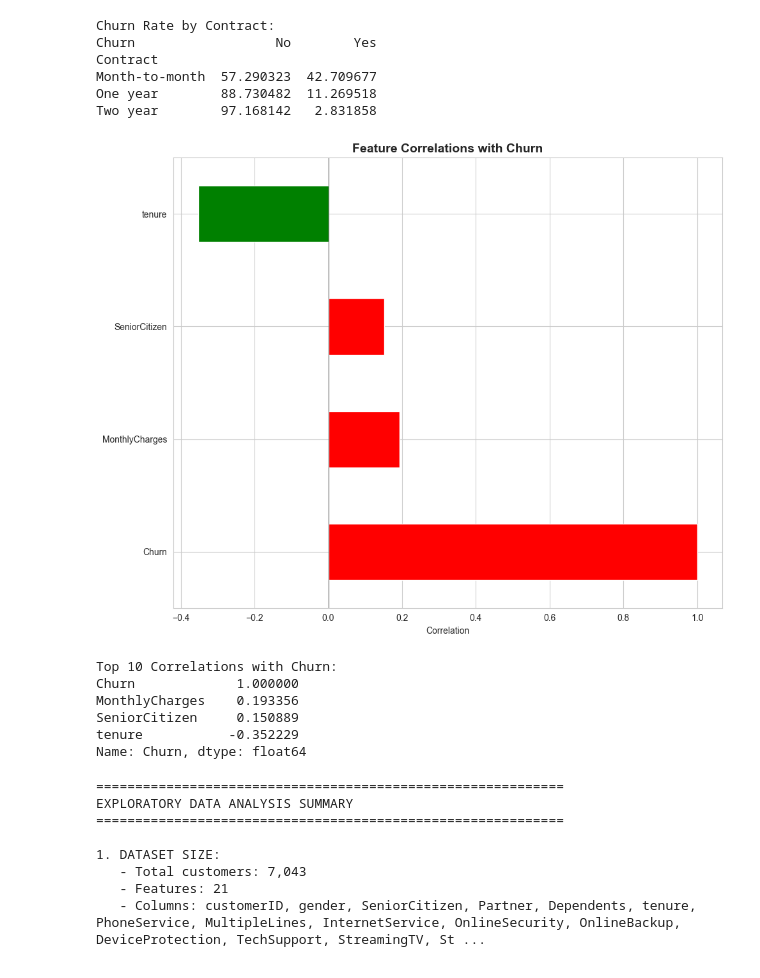
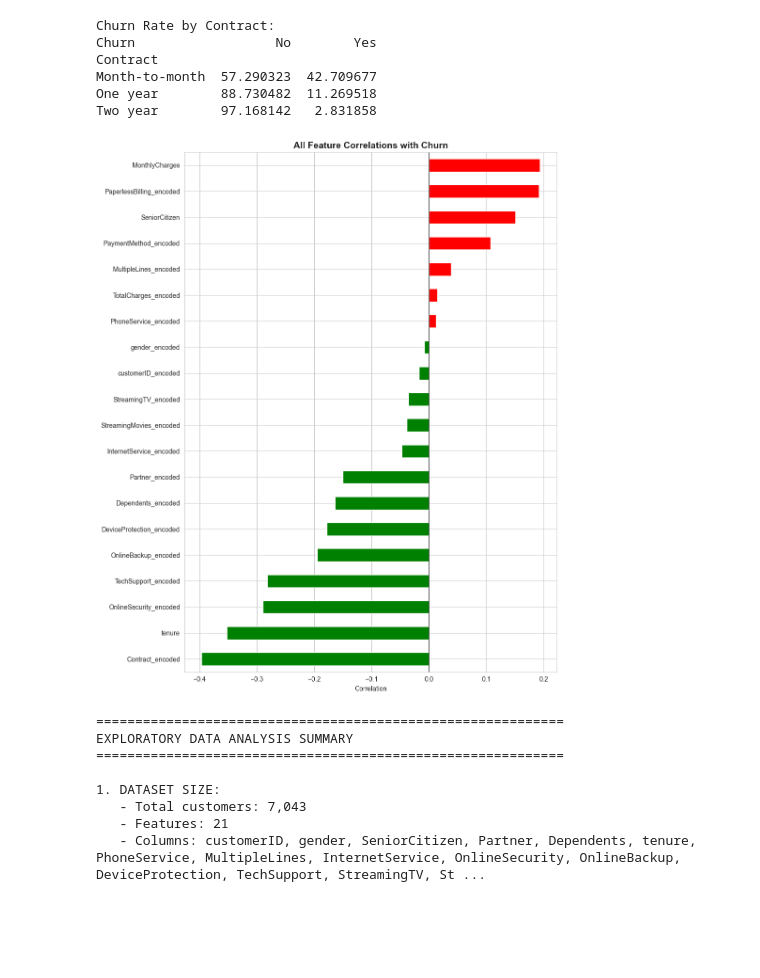
Before and after one commit to BhumikaB1/churn-prediction-pipeline, a Jupyter notebook: notebooks/01_exploratory_analysis.ipynb, the cells around one changed output. Cells and saved outputs as stored; diff of their text form; code cells hidden in the pictures; blank space fills up the shorter version.

Commit message:
full correlation

```diff
--- a/notebooks/01_exploratory_analysis.ipynb
+++ b/notebooks/01_exploratory_analysis.ipynb
@@ -230,35 +230,35 @@ Two year        97.168142   2.831858
 # %%
 # Find numeric columns
 numeric_df = df.select_dtypes(include=[np.number]).copy()
 
 # Convert Churn to numeric (Yes=1, No=0)
 numeric_df['Churn'] = (df['Churn'] == 'Yes').astype(int)
 
-# Calculate correlations
-correlation = numeric_df.corr()
+# Full correlation after encoding
+import pandas as pd
+import matplotlib.pyplot as plt
+import seaborn as sns
 
-# Plot only correlations with Churn
-churn_corr = correlation['Churn'].sort_values(ascending=False)
+X = pd.read_csv('../data/processed/X_features.csv')
+y = pd.read_csv('../data/processed/y_target.csv')
+# Combine
+df_full = X.copy()
+df_full['Churn'] = y.values
 
-plt.figure(figsize=(10, 8))
-churn_corr.plot(kind='barh', color=['red' if x > 0 else 'green' for x in churn_corr.values])
-plt.title('Feature Correlations with Churn', fontsize=14, fontweight='bold')
+# Correlation with Churn only (cleaner)
+corr_with_churn = df_full.corr()['Churn'].drop('Churn').sort_values()
+
+plt.figure(figsize=(10, 12))
+colors = ['red' if x > 0 else 'green' for x in corr_with_churn.values]
+corr_with_churn.plot(kind='barh', color=colors)
+plt.title('All Feature Correlations with Churn', fontsize=14, fontweight='bold')
 plt.xlabel('Correlation')
-plt.axvline(x=0, color='black', linestyle='-', linewidth=0.5)
+plt.axvline(x=0, color='black', linewidth=0.5)
 plt.tight_layout()
-plt.savefig('../figures/05_correlations.png', dpi=300, bbox_inches='tight')
+plt.savefig('../figures/11_full_correlations.png', dpi=300, bbox_inches='tight')
 plt.show()
-
-print("Top 10 Correlations with Churn:")
-print(churn_corr)
 # %% [output]
-[figure, old version]
+[figure, new version]
-Top 10 Correlations with Churn:
-Churn             1.000000
-MonthlyCharges    0.193356
-SeniorCitizen     0.150889
-tenure           -0.352229
-Name: Churn, dtype: float64
 # %%
 print("="*60)
 print("EXPLORATORY DATA ANALYSIS SUMMARY")
```
Also changed, not shown: 1 other file.
